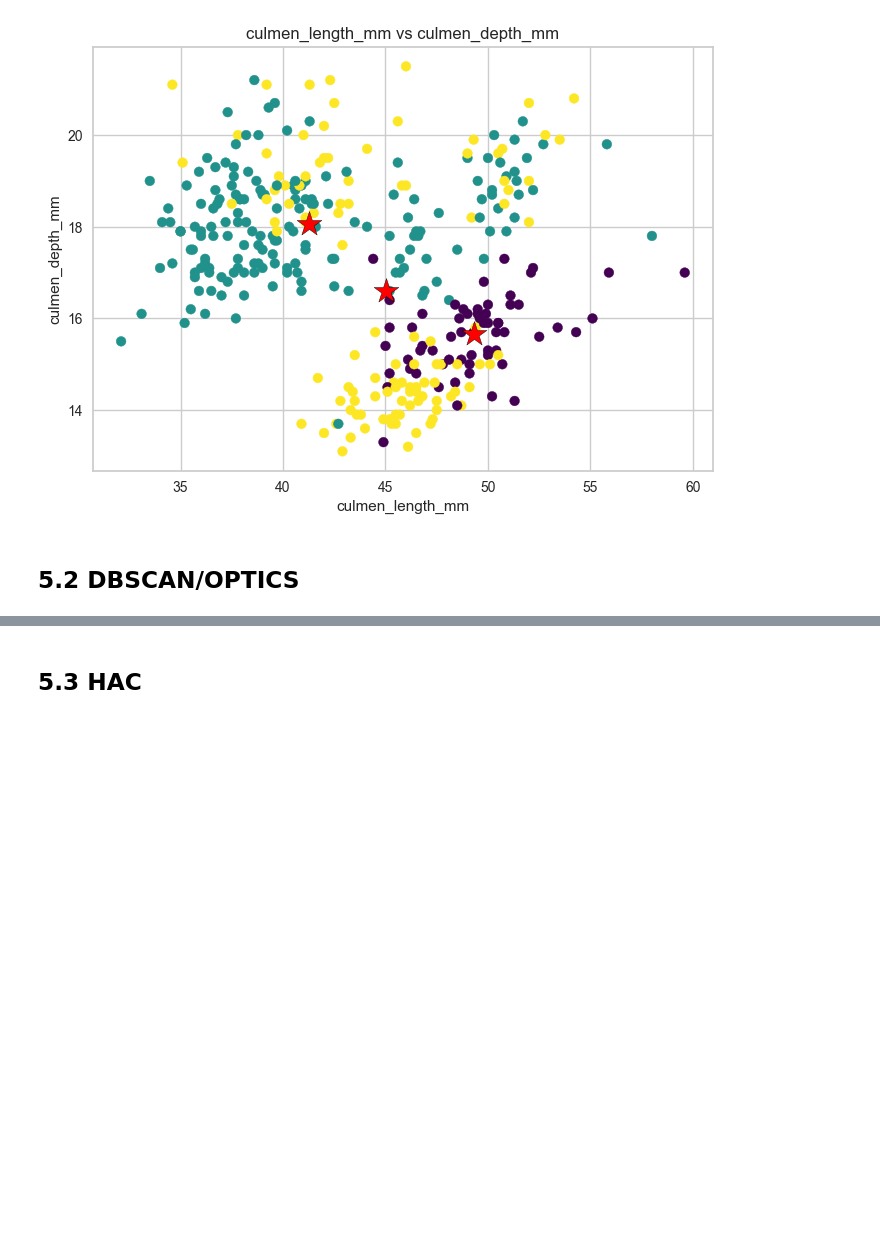
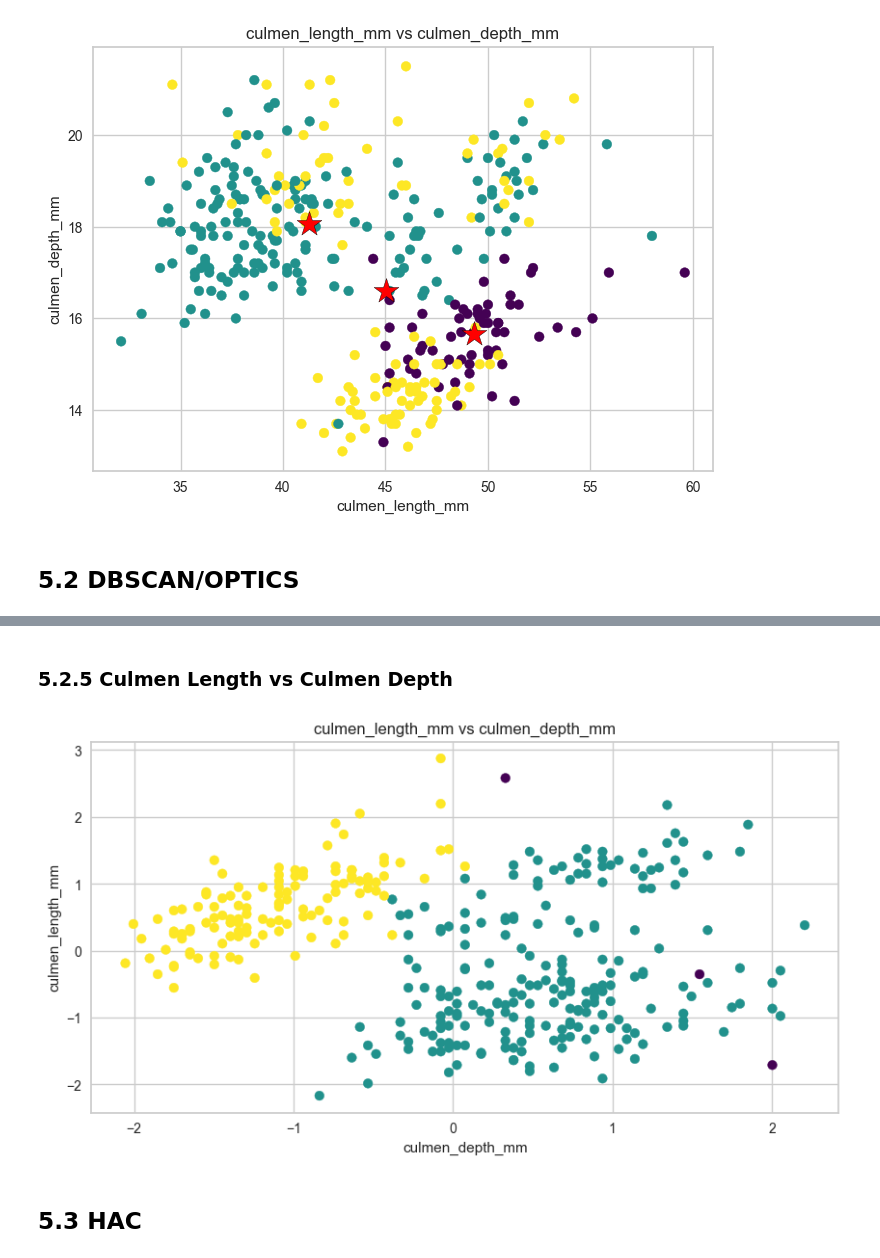
Before and after one commit to kmaneesh23/MMS, a Jupyter notebook: Phase 2/draft.ipynb, the cells around one changed output, grey strips where cells are left out. Saved outputs shown, nothing was run; the diff lists cells and outputs as text; code cells hidden in the pictures; blank space fills up the shorter version.

```diff
--- a/Phase 2/draft.ipynb
+++ b/Phase 2/draft.ipynb
@@ -262,2 +322,15 @@ plt.show()
+# %% [markdown]
+### 5.2.5 Culmen Length vs Culmen Depth
+# %%
+plt.figure(figsize=(10, 5))
+
+plt.scatter(penguins_sc.culmen_depth_mm, penguins_sc.culmen_length_mm, c=dbscan_clusters, cmap='viridis')
+
+plt.title('culmen_length_mm vs culmen_depth_mm')
+plt.xlabel('culmen_depth_mm')
+plt.ylabel('culmen_length_mm')
+plt.show()
+# %% [output]
+[figure, added]
 # %% [markdown]
 ## 5.3 HAC
```
Also changed, not shown: parts of 13 cells of this notebook.
